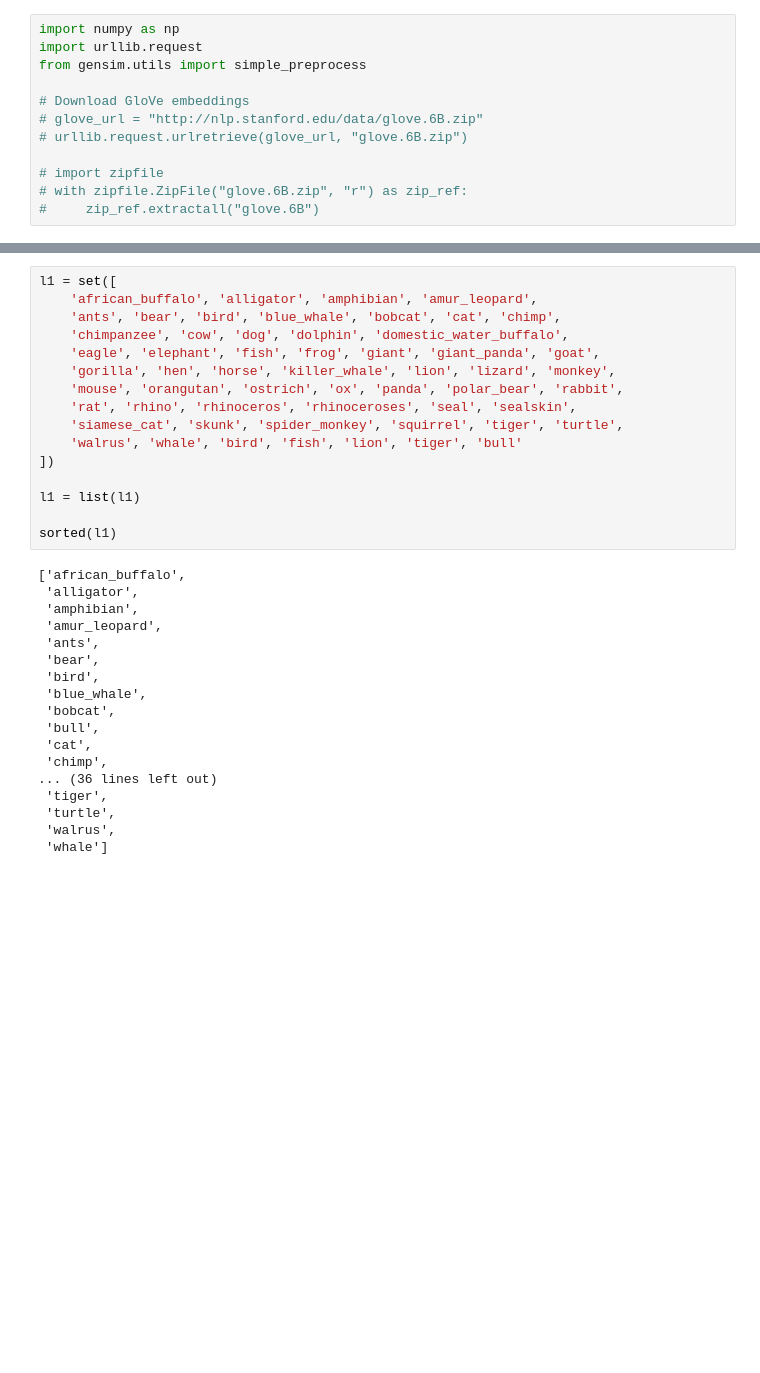
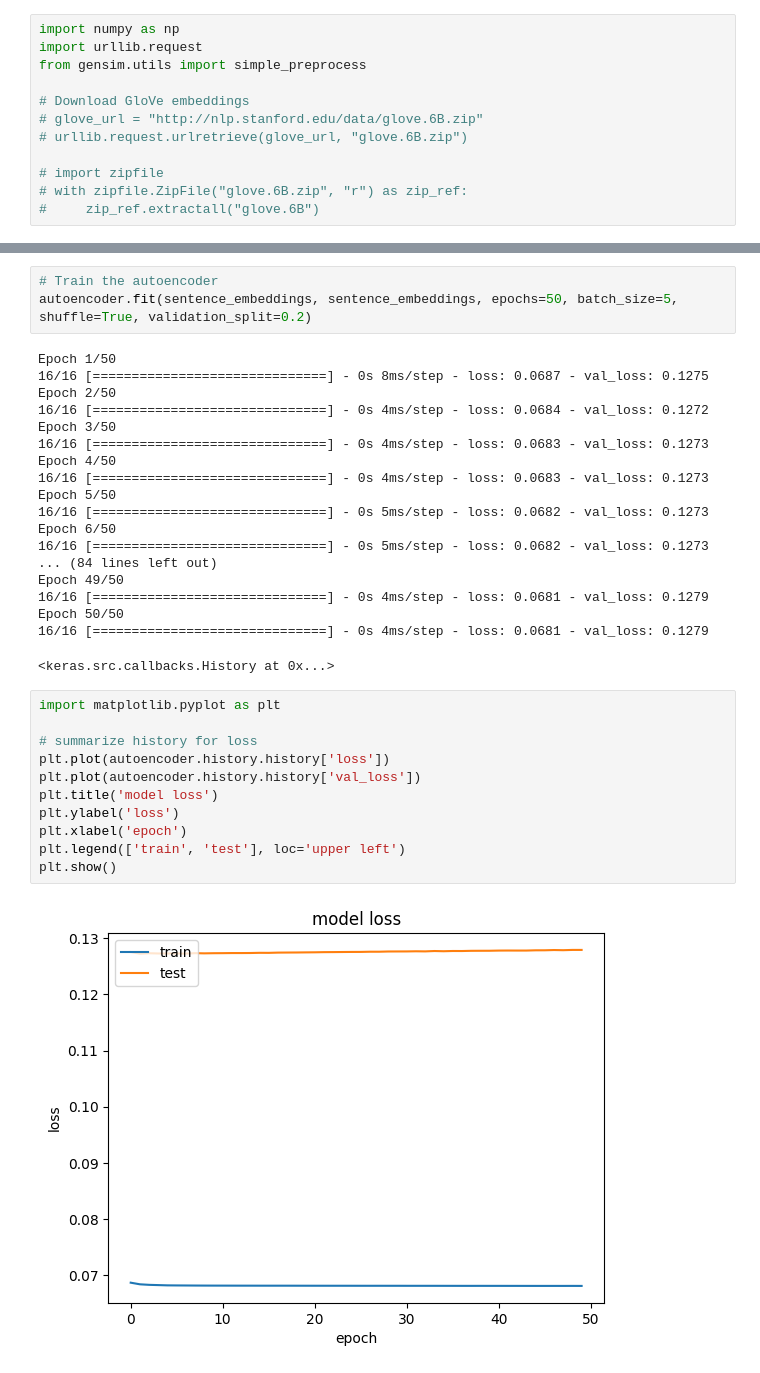
Before and after one commit to mungekarkiran/Basic_Python, a Jupyter notebook: Zero_shot_Learning/Notebook/20240421_ZSL_with_ResNet50_glcm_autoencoder.ipynb, the cells around one changed output, grey strips where cells are left out. Drawn from its saved outputs; the diff is of its cells as text; blank space fills up the shorter version.

Commit message:
update on autoencoder
update on autoencoder

```diff
--- a/Zero_shot_Learning/Notebook/20240421_ZSL_with_ResNet50_glcm_autoencoder.ipynb
+++ b/Zero_shot_Learning/Notebook/20240421_ZSL_with_ResNet50_glcm_autoencoder.ipynb
@@ -54,34 +158,35 @@ print(f"sentence_embeddings : {type(embeddings_index)} \n")
 # %%
-l1 = set([
-    'african_buffalo', 'alligator', 'amphibian', 'amur_leopard',
-    'ants', 'bear', 'bird', 'blue_whale', 'bobcat', 'cat', 'chimp',
-    'chimpanzee', 'cow', 'dog', 'dolphin', 'domestic_water_buffalo',
-    'eagle', 'elephant', 'fish', 'frog', 'giant', 'giant_panda', 'goat',
-    'gorilla', 'hen', 'horse', 'killer_whale', 'lion', 'lizard', 'monkey',
-    'mouse', 'orangutan', 'ostrich', 'ox', 'panda', 'polar_bear', 'rabbit',
-    'rat', 'rhino', 'rhinoceros', 'rhinoceroses', 'seal', 'sealskin',
-    'siamese_cat', 'skunk', 'spider_monkey', 'squirrel', 'tiger', 'turtle',
-    'walrus', 'whale', 'bird', 'fish', 'lion', 'tiger', 'bull'
-])
-
-l1 = list(l1)
-
-sorted(l1)
+# Train the autoencoder
+autoencoder.fit(sentence_embeddings, sentence_embeddings, epochs=50, batch_size=5, shuffle=True, validation_split=0.2)
 # %% [output]
-['african_buffalo',
- 'alligator',
- 'amphibian',
- 'amur_leopard',
- 'ants',
- 'bear',
- 'bird',
- 'blue_whale',
- 'bobcat',
- 'bull',
- 'cat',
- 'chimp',
-... (36 lines left out)
- 'tiger',
- 'turtle',
- 'walrus',
- 'whale']
+Epoch 1/50
+16/16 [==============================] - 0s 8ms/step - loss: 0.0687 - val_loss: 0.1275
+Epoch 2/50
+16/16 [==============================] - 0s 4ms/step - loss: 0.0684 - val_loss: 0.1272
+Epoch 3/50
+16/16 [==============================] - 0s 4ms/step - loss: 0.0683 - val_loss: 0.1273
+Epoch 4/50
+16/16 [==============================] - 0s 4ms/step - loss: 0.0683 - val_loss: 0.1273
+Epoch 5/50
+16/16 [==============================] - 0s 5ms/step - loss: 0.0682 - val_loss: 0.1273
+Epoch 6/50
+16/16 [==============================] - 0s 5ms/step - loss: 0.0682 - val_loss: 0.1273
+... (84 lines left out)
+Epoch 49/50
+16/16 [==============================] - 0s 4ms/step - loss: 0.0681 - val_loss: 0.1279
+Epoch 50/50
+16/16 [==============================] - 0s 4ms/step - loss: 0.0681 - val_loss: 0.1279
+<keras.src.callbacks.History at 0x...>
+# %%
+import matplotlib.pyplot as plt
+
+# summarize history for loss
+plt.plot(autoencoder.history.history['loss'])
+plt.plot(autoencoder.history.history['val_loss'])
+plt.title('model loss')
+plt.ylabel('loss')
+plt.xlabel('epoch')
+plt.legend(['train', 'test'], loc='upper left')
+plt.show()
+# %% [output]
+[figure, added]
```
Also changed, not shown: parts of 9 cells of this notebook, 3 other files.
